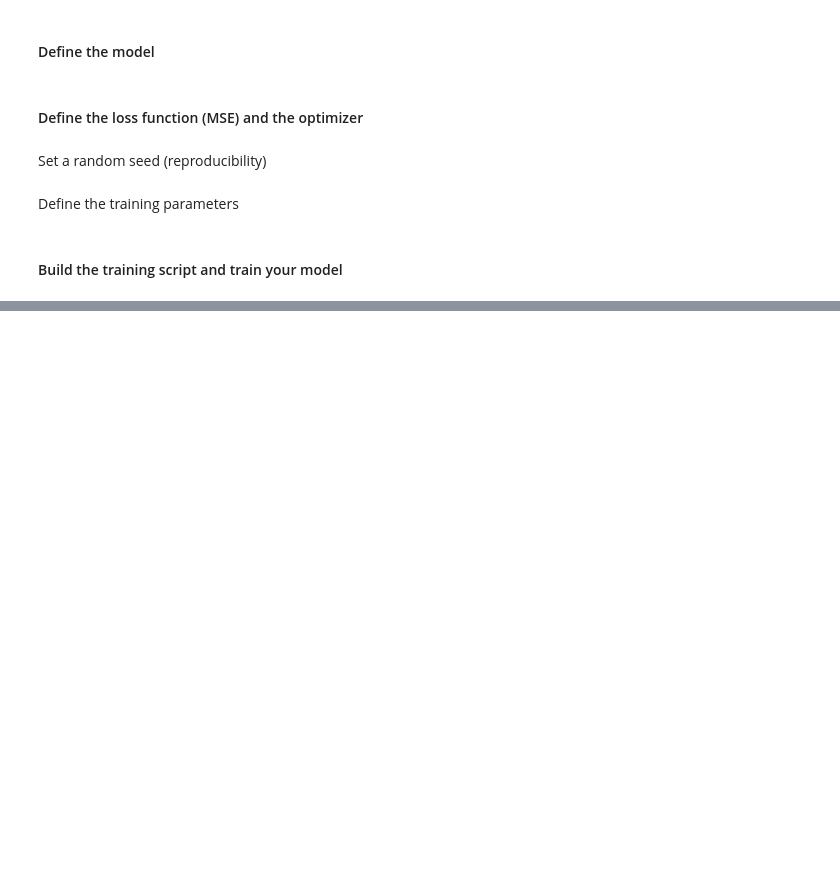
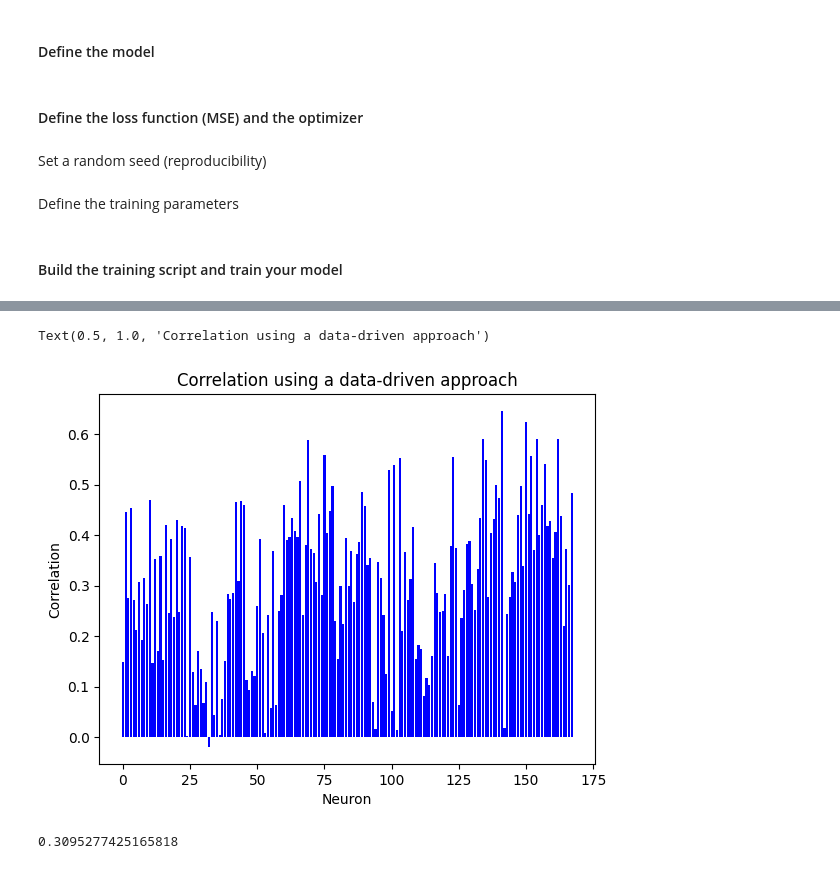
Before and after one commit to barbaragrosjean/Brain_like_mini_project, a Jupyter notebook: week7.ipynb, the cells around one changed output, grey strips where cells are left out. Drawn from its saved outputs; the diff is of its cells as text; code cells hidden in the pictures; blank space fills up the shorter version.

```diff
--- a/week7.ipynb
+++ b/week7.ipynb
@@ -375,0 +393,12 @@ Text(0.5, 1.0, 'Correlation using a data-driven approach')
+# %%
+plt.bar(range(spikes_val.shape[1]), correlation_scores_test, color='blue')
+plt.xlabel('Neuron')
+plt.ylabel('Correlation')
+plt.title('Correlation using a data-driven approach')
+# %% [output]
+Text(0.5, 1.0, 'Correlation using a data-driven approach')
+[figure, added]
+# %%
+np.mean(correlation_scores_test)
+# %% [output]
+0.3095277425165818
```
Also changed, not shown: parts of 17 cells of this notebook, 3 other files.
